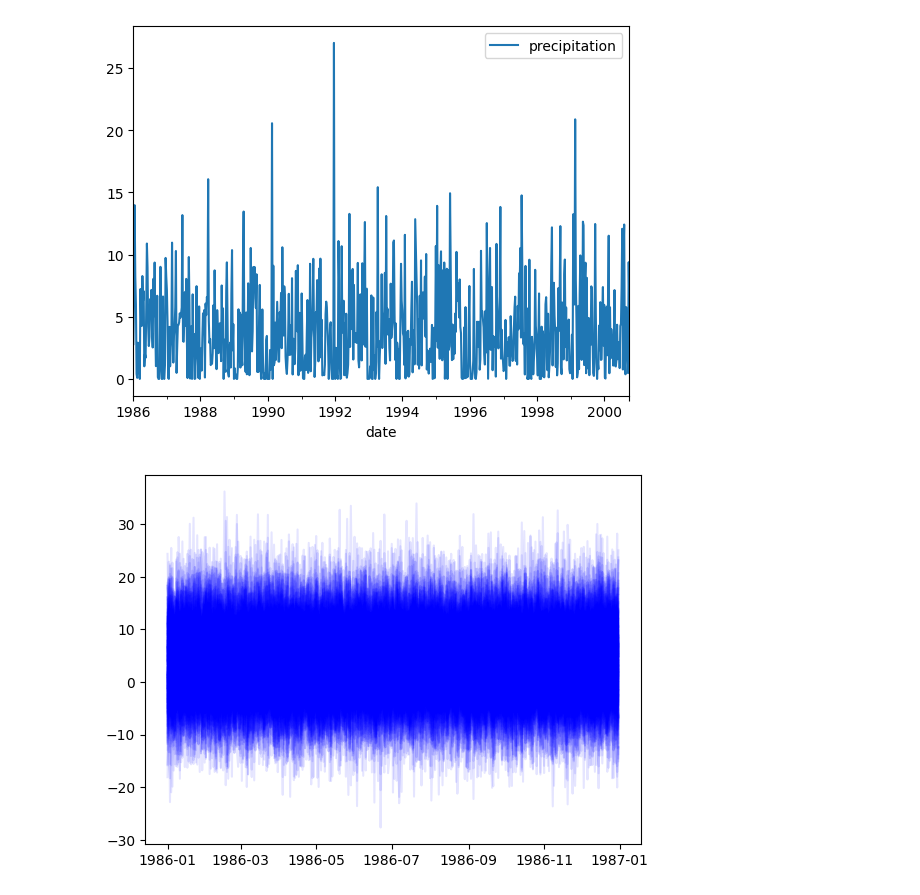
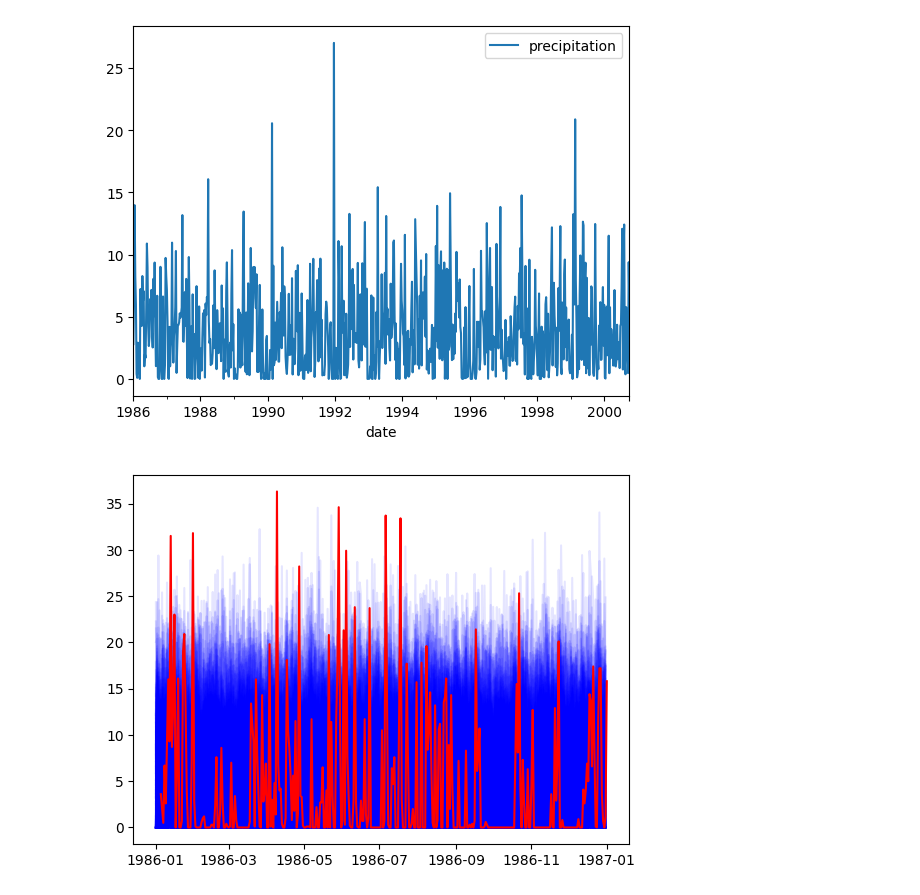
Before and after one commit to CooperBigFoot/precipitation-generator, a Jupyter notebook: notebooks/exploration.ipynb, the cells around one changed output. Drawn from its saved outputs; the diff is of its cells as text; code cells hidden in the pictures.

```diff
--- a/notebooks/exploration.ipynb
+++ b/notebooks/exploration.ipynb
@@ -67,7 +67,7 @@ ts_data.data
 | 2000-09-30 | 30.4 |
 5387 rows × 1 columns
 # %%
-filtered_data = ts_data.filter_by_date_range('1986-01-05', '1986-01-13')
+filtered_data = ts_data.filter_by_date_range('1986-01-05', '1987-01-01')
 filtered_data.data
 # %% [output]
 |  | precipitation |
@@ -103,6 +106,6 @@ weelkly_data.plot()
 # %% [output]
 [figure]
 # %%
-arma_generator = ARMADataGenerator(order=(2,0), steps=365)
+arma_generator = ARMADataGenerator(order=(1,2), steps=365)
 arma_generator.fit(ts_data.get_precipitation_series())
 synthetic_data = arma_generator.generate(n_trajectories=200)
@@ -109,7 +115,8 @@ synthetic_data = arma_generator.generate(n_trajectories=200)
 # %%
 for i in range(1,201):
     plt.plot(synthetic_data[f"Sim_{i}"], color='blue', alpha=0.1)
 
+plt.plot(filtered_data.get_precipitation_series(), color='red')
 plt.show()
 # %% [output]
-[figure, old version]
+[figure, new version]
```
Also changed, not shown: parts of 3 cells of this notebook, 1 other file.
